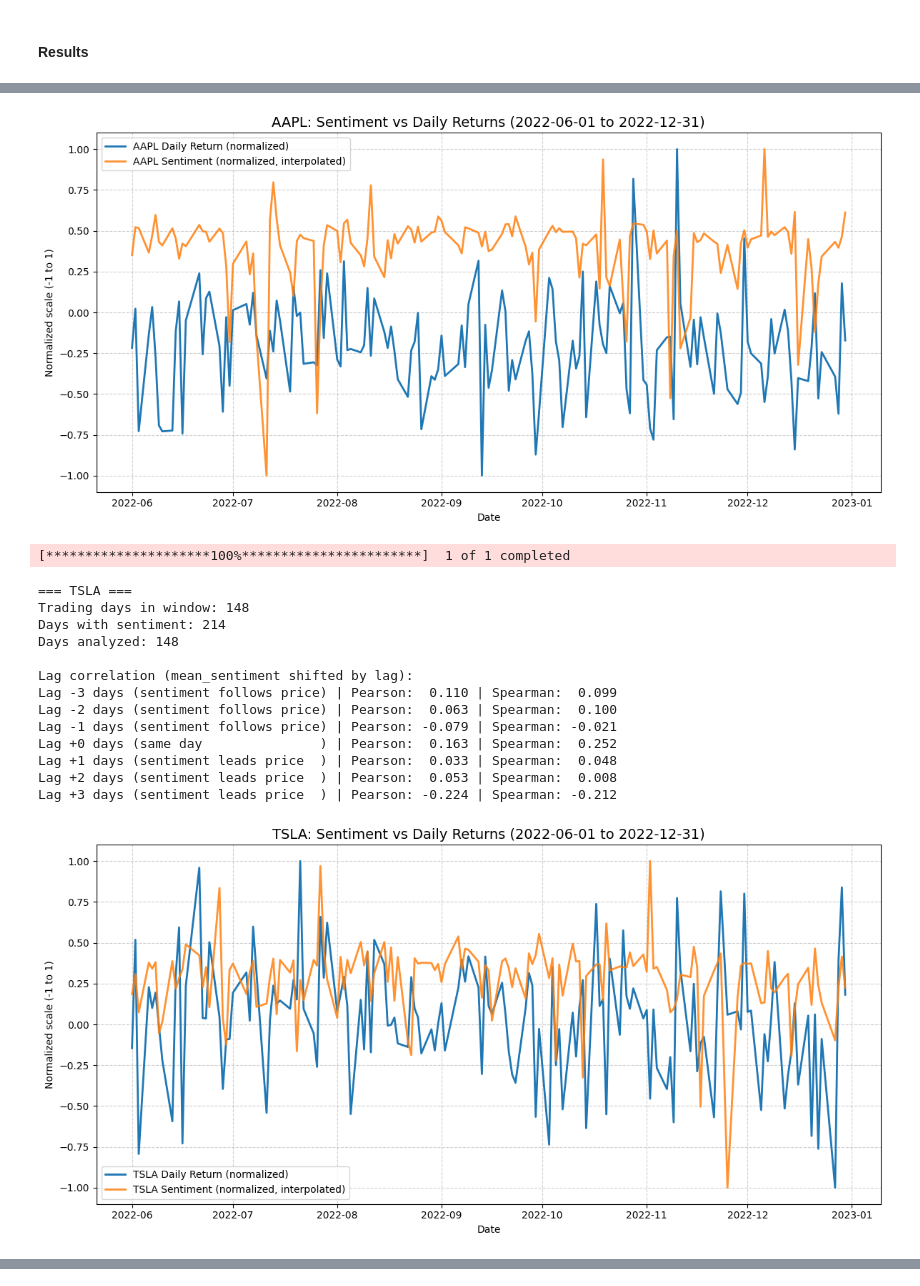
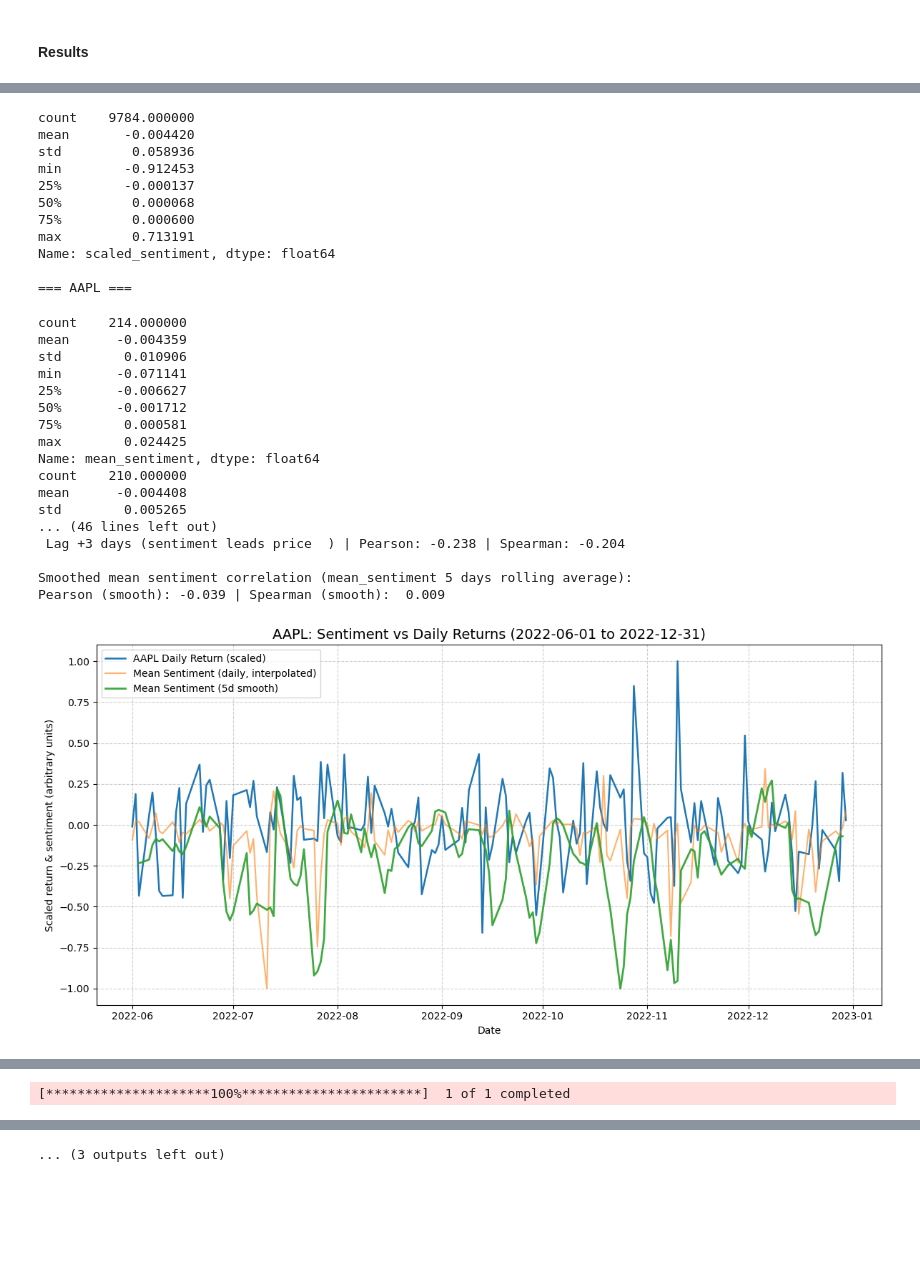
Before and after one commit to gungorman/NLP-Group-10, a Jupyter notebook: MAIN.ipynb, the cells around one changed output, grey strips where cells are left out. Saved outputs shown, nothing was run; the diff lists cells and outputs as text; code cells hidden in the pictures; blank space fills up the shorter version.

```diff
--- a/MAIN.ipynb
+++ b/MAIN.ipynb
@@ -636,20 +636,32 @@ def get_stock_returns(ticker, start=START_noNAN, end=END):
 def prep_sentiment_daily(df):
     """Takes a per-company sentiment df with columns created_utc, scaled_sentiment and returns daily mean for every day in range."""
     sr = df.copy()
-    # Parse datetime (tz-aware), then drop tz to align with yfinance
 
+    #Parse timestamp and drop timezone info (align with market data index)
     sr['date'] = pd.to_datetime(sr['created_utc'], utc=True, errors='coerce').dt.tz_localize(None)
 
-    # Force numeric and clip to [-1,1]
-    sr['scaled_sentiment'] = pd.to_numeric(sr['scaled_sentiment'], errors='coerce').clip(-1, 1)
+    #Ensure numeric sentiment, clip to [-1, 1]
+    sr['scaled_sentiment'] = (
+        pd.to_numeric(sr['scaled_sentiment'], errors='coerce')
+          .clip(-1, 1)
+    )
 
-    # Group to daily means
-    daily = (sr
-             .set_index('date')
-             .groupby(pd.Grouper(freq='D'))['scaled_sentiment']
-             .mean()
-             .to_frame('mean_sentiment')
-             .loc[START:END])
+    #Group by day and compute multiple aggregates
+    daily_grouped = sr.groupby(pd.Grouper(key='date', freq='D'))['scaled_sentiment']
+
+    daily = pd.DataFrame({
+        'mean_sentiment': daily_grouped.mean(),
+        'sum_sentiment': daily_grouped.sum(),
+    })
+
+    #5-day centered rolling average of daily mean sentiment
+    daily['mean_sentiment_smooth'] = (
+        daily['mean_sentiment']
+        .rolling(window=5, center=True, min_periods=5)
+        .mean()
+    )
+
+    daily = daily.loc[START:END]
 
     return daily
 # %%
@@ -702,6 +779,6 @@ def analyze_company(ticker, sent_df):
 #### Results
 # %%
 for ticker, sent_df in sentiment_daily_by_company.items():
+    print(sent_df['scaled_sentiment'].describe())
     analyze_company(ticker, sent_df)
-sentiment_daily_by_company["AMZN"].head(20)
 # %% [output]
@@ -737,16 +817,29 @@ Lag +3 days (sentiment leads price  ) | Pearson: -0.202 | Spearman: -0.190
-[figure, old version]
-[*********************100%***********************]  1 of 1 completed
+count    9784.000000
+mean       -0.004420
+std         0.058936
+min        -0.912453
+25%        -0.000137
+50%         0.000068
+75%         0.000600
+max         0.713191
+Name: scaled_sentiment, dtype: float64
+
+=== AAPL ===
-=== TSLA ===
-Trading days in window: 148
-Days with sentiment: 214
-Days analyzed: 148
+count    214.000000
+mean      -0.004359
+std        0.010906
+min       -0.071141
+25%       -0.006627
+50%       -0.001712
+75%        0.000581
+max        0.024425
+Name: mean_sentiment, dtype: float64
+count    210.000000
+mean      -0.004408
+std        0.005265
+... (46 lines left out)
+ Lag +3 days (sentiment leads price  ) | Pearson: -0.238 | Spearman: -0.204
 
-Lag correlation (mean_sentiment shifted by lag):
-Lag -3 days (sentiment follows price) | Pearson:  0.110 | Spearman:  0.099
-Lag -2 days (sentiment follows price) | Pearson:  0.063 | Spearman:  0.100
-Lag -1 days (sentiment follows price) | Pearson: -0.079 | Spearman: -0.021
-Lag +0 days (same day               ) | Pearson:  0.163 | Spearman:  0.252
-Lag +1 days (sentiment leads price  ) | Pearson:  0.033 | Spearman:  0.048
-Lag +2 days (sentiment leads price  ) | Pearson:  0.053 | Spearman:  0.008
-Lag +3 days (sentiment leads price  ) | Pearson: -0.224 | Spearman: -0.212
+Smoothed mean sentiment correlation (mean_sentiment 5 days rolling average):
+Pearson (smooth): -0.039 | Spearman (smooth):  0.009
-[figure, old version]
+[figure, new version]
@@ -769,0 +847 @@ Lag +3 days (sentiment leads price  ) | Pearson: -0.224 | Spearman: -0.212
+[*********************100%***********************]  1 of 1 completed
@@ -769,0 +865 @@ Lag +3 days (sentiment leads price  ) | Pearson: -0.224 | Spearman: -0.212
+... (3 outputs left out)
```
Also changed, not shown: parts of 2 cells of this notebook.
